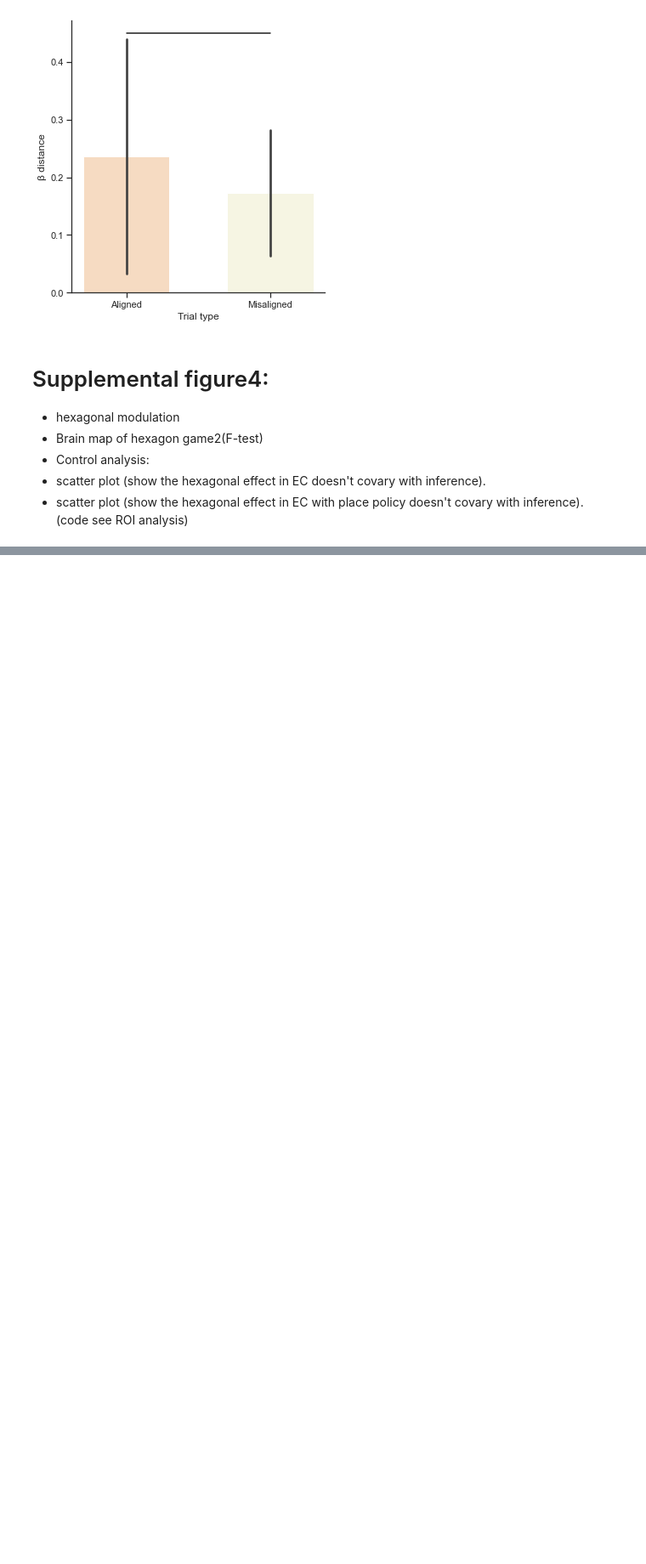
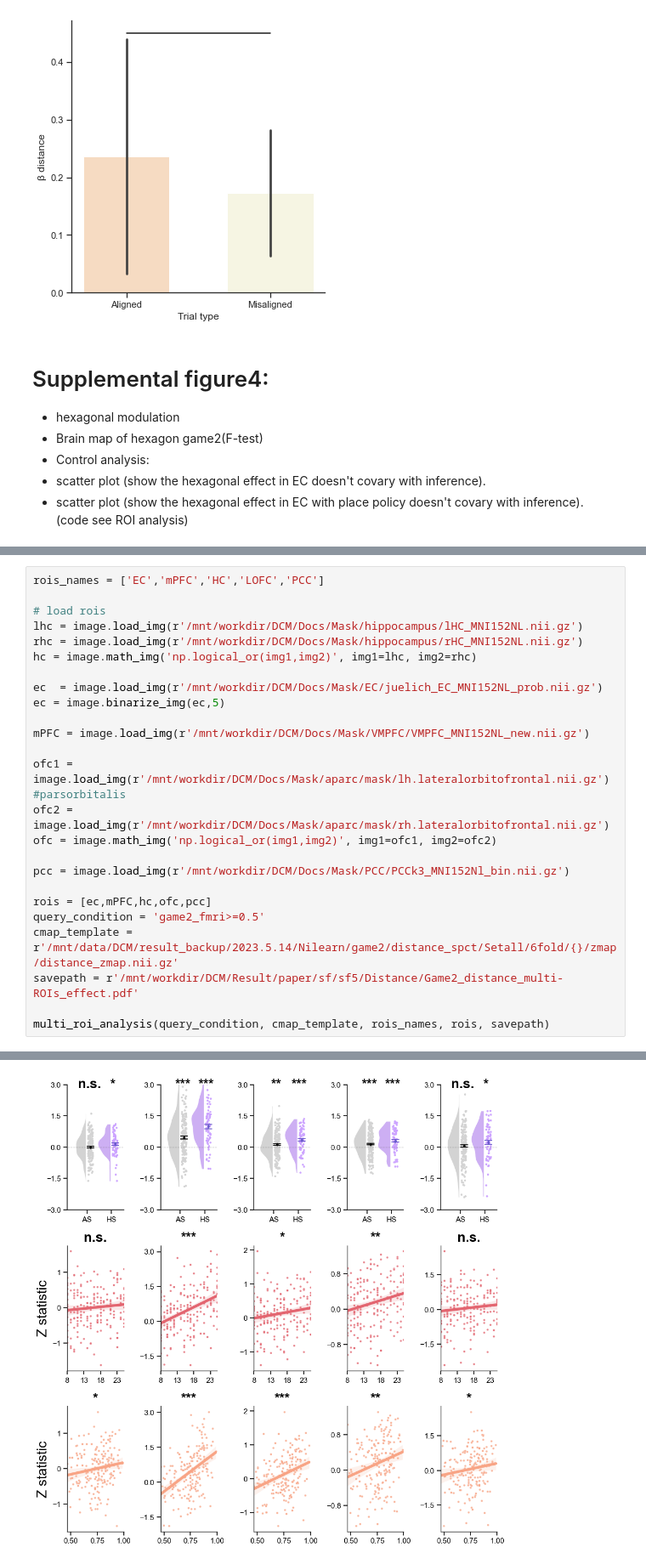
Before and after one commit to YukunQu/DCM, a Jupyter notebook: analysis/mri/figure/sf.ipynb, the cells around one changed output, grey strips where cells are left out. Shown at 85% size. Drawn from its saved outputs; the diff is of its cells as text; blank space fills up the shorter version.

```diff
--- a/analysis/mri/figure/sf.ipynb
+++ b/analysis/mri/figure/sf.ipynb
@@ -1427,0 +1376,26 @@ See the caveats in the documentation: https://pandas.pydata.org/pandas-docs/stab
+# %%
+rois_names = ['EC','mPFC','HC','LOFC','PCC']
+
+# load rois
+lhc = image.load_img(r'/mnt/workdir/DCM/Docs/Mask/hippocampus/lHC_MNI152NL.nii.gz')
+rhc = image.load_img(r'/mnt/workdir/DCM/Docs/Mask/hippocampus/rHC_MNI152NL.nii.gz')
+hc = image.math_img('np.logical_or(img1,img2)', img1=lhc, img2=rhc)
+
+ec  = image.load_img(r'/mnt/workdir/DCM/Docs/Mask/EC/juelich_EC_MNI152NL_prob.nii.gz')
+ec = image.binarize_img(ec,5)
+
+mPFC = image.load_img(r'/mnt/workdir/DCM/Docs/Mask/VMPFC/VMPFC_MNI152NL_new.nii.gz')
+
+ofc1 = image.load_img(r'/mnt/workdir/DCM/Docs/Mask/aparc/mask/lh.lateralorbitofrontal.nii.gz') #parsorbitalis
+ofc2 = image.load_img(r'/mnt/workdir/DCM/Docs/Mask/aparc/mask/rh.lateralorbitofrontal.nii.gz')
+ofc = image.math_img('np.logical_or(img1,img2)', img1=ofc1, img2=ofc2)
+
+pcc = image.load_img(r'/mnt/workdir/DCM/Docs/Mask/PCC/PCCk3_MNI152Nl_bin.nii.gz')
+
+rois = [ec,mPFC,hc,ofc,pcc]
+query_condition = 'game2_fmri>=0.5'
+cmap_template = r'/mnt/data/DCM/result_backup/2023.5.14/Nilearn/game2/distance_spct/Setall/6fold/{}/zmap/distance_zmap.nii.gz'
+savepath = r'/mnt/workdir/DCM/Result/paper/sf/sf5/Distance/Game2_distance_multi-ROIs_effect.pdf'
+
+multi_roi_analysis(query_condition, cmap_template, rois_names, rois, savepath)
+# %% [output]
@@ -1428,3 +1432,4 @@ See the caveats in the documentation: https://pandas.pydata.org/pandas-docs/stab
+[figure, added]
 # %%
 query_condition = 'game2_fmri>=0.5'
 cmap_template = r'/mnt/workdir/DCM/BIDS/derivatives/Nilearn/game2/hexModdistance_spct/Setall/6fold/{}/zmap/hexModdistance_zmap.nii.gz'
```
Also changed, not shown: parts of 19 cells of this notebook, 34 other files.
